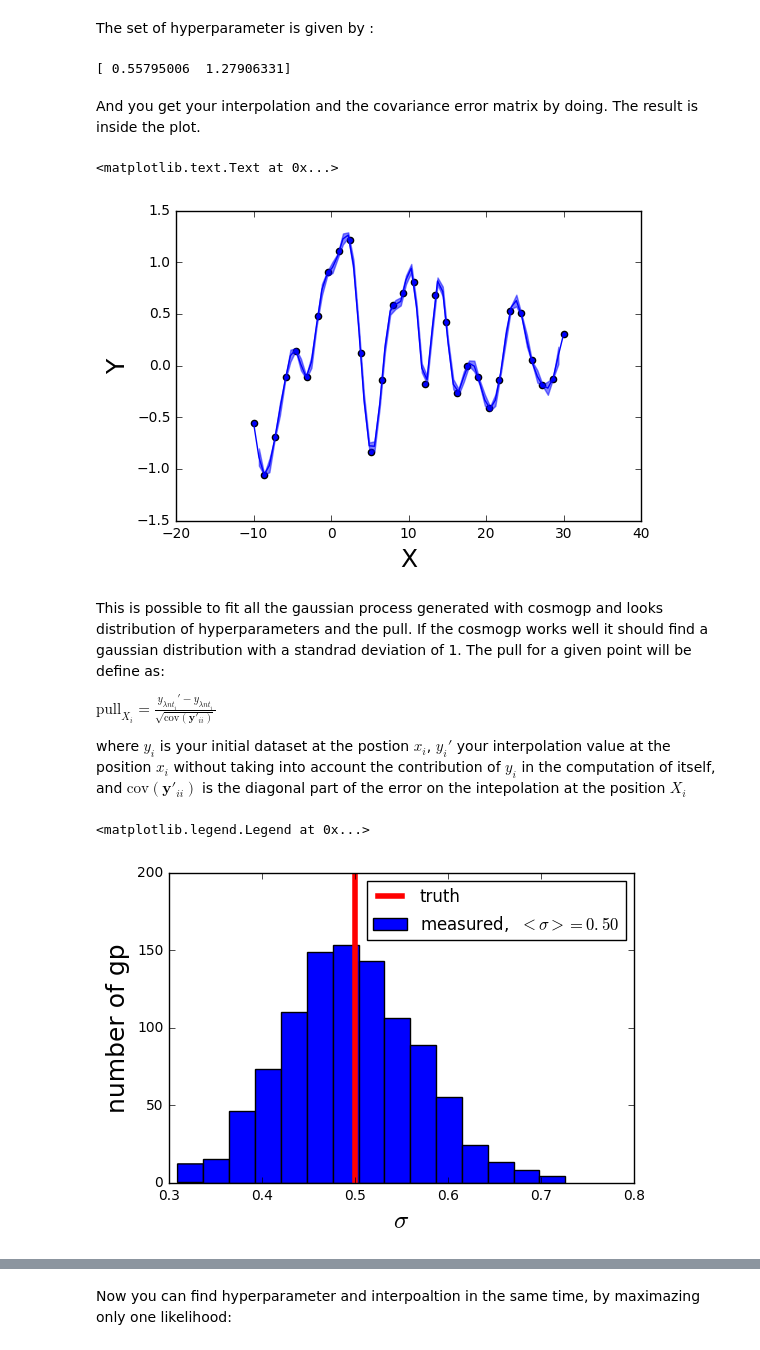
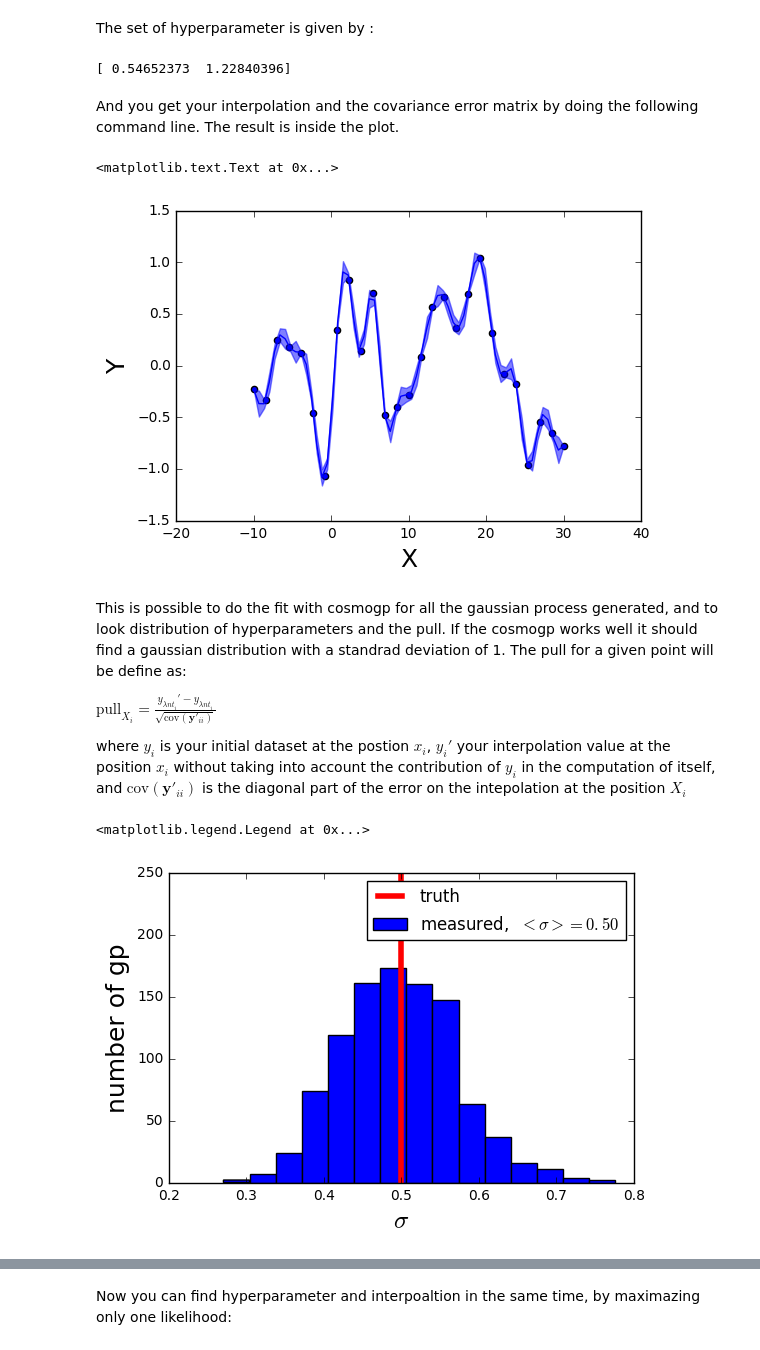
Before and after one commit to PFLeget/cosmogp, a Jupyter notebook: docs/1D_kernel_example_without_noise.ipynb, the cells around one changed output, grey strips where cells are left out. Drawn from its saved outputs; the diff is of its cells as text; code cells hidden in the pictures.

```diff
--- a/docs/1D_kernel_example_without_noise.ipynb
+++ b/docs/1D_kernel_example_without_noise.ipynb
@@ -23,10 +23,19 @@ $\sigma$ and $l$ are the Kernel hyperparameter and the goal will be to fit them.
 In this example $\sigma=0.5$ and $l=1$
 # %%
 n_object = 1000 # number of object to fit
-n_point = 30 # number of points per object
-grid = np.linspace(-10,30,n_point) # fixed grid where gp will be generated
-k = cosmogp.rbf_kernel_1d(grid,np.array([0.5,1]),0) # build the kernel with fixed hyperparameter
-y = np.random.multivariate_normal(np.zeros_like(grid), k, size=n_object) # generation of gaussian process
+total_point = 0
+
+all_grid = []
+all_y = []
+
+for i in range(n_object): # generate object not on the same grid of observation
+    n_point = int(np.random.uniform(25,30)) # random number of points for one object
+    total_point += n_point
+    grid = np.linspace(-10,30,n_point) # fixed grid where gp will be generated
+    k = cosmogp.rbf_kernel_1d(grid,np.array([0.5,1]),0) # build the kernel with fixed hyperparameter
+    y = np.random.multivariate_normal(np.zeros_like(grid), k) # generation of gaussian process
+    all_grid.append(grid)
+    all_y.append(y)
 # %% [markdown]
 How looks like gaussian process :
 # %%
@@ -40,32 +49,32 @@ plt.ylabel('Y',fontsize=18)
 # %% [markdown]
 Now cosmogp will fit hyperparameter for the first object by doing :
 # %%
-gp = cosmogp.gaussian_process(y[0],grid) # init cosmogp with one object
+gp = cosmogp.gaussian_process(all_y[0],all_grid[0]) # init cosmogp with one object
 gp.find_hyperparameters() # search hyperparameters
 # %% [markdown]
 The set of hyperparameter is given by :
 # %%
 print gp.hyperparameters
 # %% [output]
-[ 0.55795006  1.27906331]
+[ 0.54652373  1.22840396]
 # %% [markdown]
-And you get your interpolation and the covariance error matrix by doing. The result is inside the plot.
+And you get your interpolation and the covariance error matrix by doing the following command line. The result is inside the plot.
 # %%
 new_grid = np.linspace(-10,30,60) # new grid where you want to have your interpolation value
 gp.get_prediction(new_binning=new_grid) # get interpolation
 Y_err=np.sqrt(np.diag(gp.covariance_matrix[0])) # diagonal error on the interpolation
 
 plt.figure()
-plt.scatter(grid,y[0]) # one example of generated gaussian process
+plt.scatter(all_grid[0],all_y[0]) # one example of generated gaussian process
 plt.plot(np.linspace(-10,30,60),gp.Prediction[0]) # result of interpoaltion for the fitted hyperparameter
 plt.fill_between(new_grid,gp.Prediction[0]-Y_err,gp.Prediction[0]+Y_err,color='b',alpha=0.5 )
 plt.xlabel('X',fontsize=18)
 plt.ylabel('Y',fontsize=18)
 # %% [output]
 <matplotlib.text.Text at 0x...>
-[figure, old version]
+[figure, new version]
 # %% [markdown]
-This is possible to fit all the gaussian process generated with cosmogp and looks distribution of hyperparameters and the pull. If the cosmogp works well it should find a gaussian distribution with a standrad deviation of 1. The pull for a given point will be define as:
+This is possible to do the fit with cosmogp for all the gaussian process generated, and to look distribution of hyperparameters and the pull. If the cosmogp works well it should find a gaussian distribution with a standrad deviation of 1. The pull for a given point will be define as:
 
 $\text{pull}_{X_i }= \frac{y_{\lambda n t_i}' - y_{\lambda n t_i}}{\sqrt{\text{cov}\left(\textbf{y}'_{ii}\right)}}$
 
@@ -73,31 +82,35 @@ where $y_i$ is your initial dataset at the postion $x_i$, $y_i'$ your interpolat
 # %%
 hyperparmeter_sigma = np.zeros(n_object)
 hyperparmeter_l = np.zeros(n_object)
-pull = np.zeros(np.shape(y))
+pull = np.zeros(total_point)
 
+t=0
 for i in range(n_object):
 
-    gp = cosmogp.gaussian_process(y[i],grid) # init cosmogp with one object
+    gp = cosmogp.gaussian_process(all_y[i],all_grid[i]) # init cosmogp with one object
     gp.find_hyperparameters() # search hyperparameters
-    gp.get_prediction(new_binning=np.linspace(-10,30,60)) # get interpolation
+
 
     hyperparmeter_sigma[i] = gp.hyperparameters[0]
     hyperparmeter_l[i] = gp.hyperparameters[1]
 
-    bp = cosmogp.build_pull([y[i]],[np.zeros_like(y[i])],[grid],grid,np.zeros_like(grid),gp.hyperparameters)
+    grid=all_grid[i]
+
+    bp = cosmogp.build_pull([all_y[i]],[np.zeros_like(all_y[i])],[grid],grid,np.zeros_like(grid),gp.hyperparameters)
     bp.compute_pull(diFF=None)
-    pull[i] = bp.PULL
+    pull[t:t+len(bp.PULL)]=bp.PULL
+    t+=len(bp.PULL)
 # %%
 plt.figure()
 plt.hist(hyperparmeter_sigma,bins=15,label='measured,  $<\sigma>=%.2f$'%np.mean(hyperparmeter_sigma))
-plt.plot([0.5,0.5],[0,200],'r',linewidth=4,label='truth')
+plt.plot([0.5,0.5],[0,250],'r',linewidth=4,label='truth')
 plt.xlabel('$\sigma$',fontsize=18)
 plt.ylabel('number of gp',fontsize=18)
-plt.xlim(0.3,0.8)
+#plt.xlim(0.25,0.8)
 plt.legend()
 # %% [output]
 <matplotlib.legend.Legend at 0x...>
-[figure, old version]
+[figure, new version]
 # %%
 plt.figure()
 plt.hist(hyperparmeter_l,bins=20,label='measure, $<l>=%.2f$'%np.mean(hyperparmeter_l))
```
Also changed, not shown: parts of 11 cells of this notebook.
